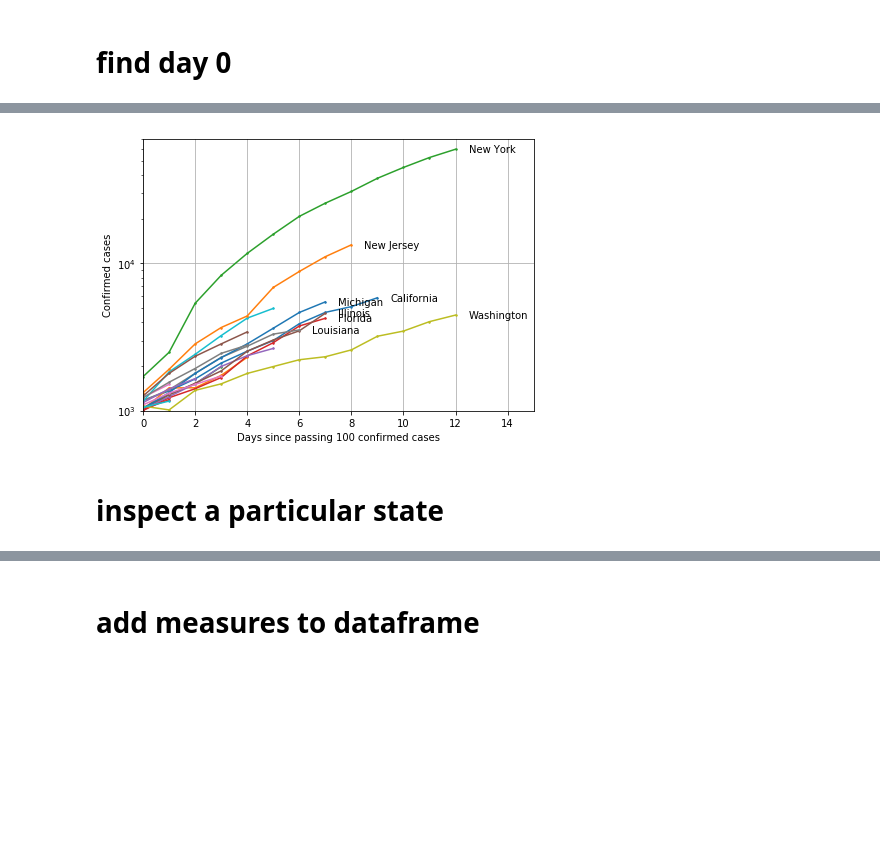
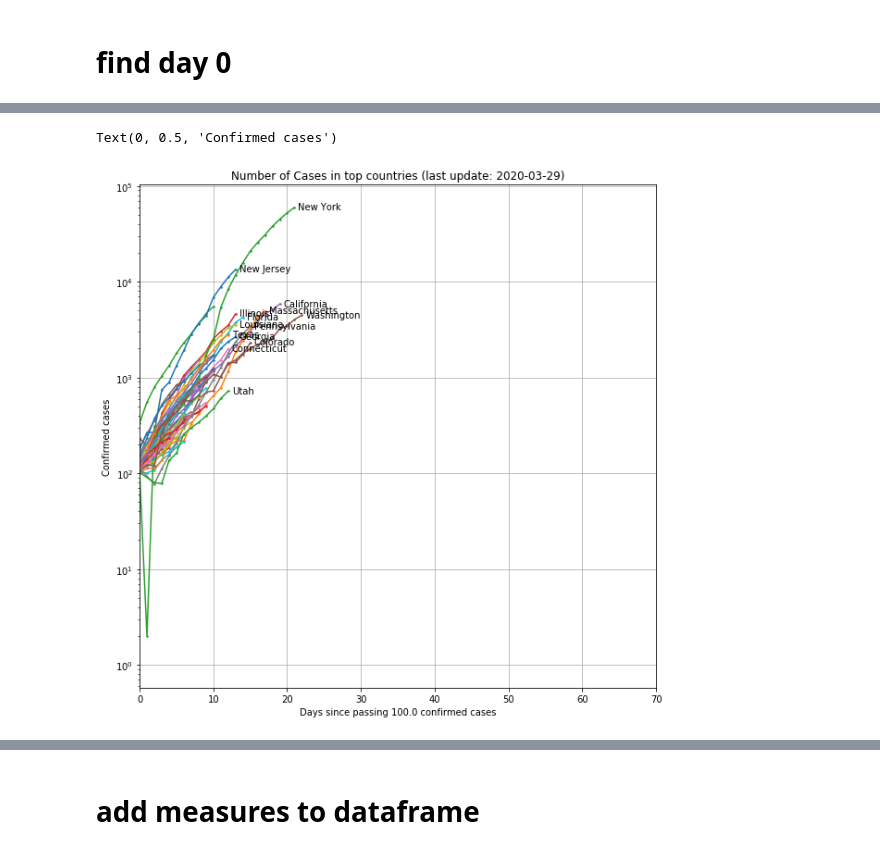
Before and after one commit to tlmohren/Covid19_analysis, a Jupyter notebook: JHUdata_states_daily_inprogress.ipynb, the cells around one changed output, grey strips where cells are left out. Saved outputs shown, nothing was run; the diff lists cells and outputs as text; code cells hidden in the pictures; blank space fills up the shorter version.

Commit message:
fixed states data, added state map

```diff
--- a/JHUdata_states_daily_inprogress.ipynb
+++ b/JHUdata_states_daily_inprogress.ipynb
@@ -233,4 +140,0 @@ array(['Washington', 'Illinois', 'California', 'Arizona', 'Massachusetts',
-# %%
-df_US.loc[:,'Date'] = (df_US['Datetime']- timedelta(hours = 7)  ).dt.date
-df_US.loc[:,'Date'] = df_US['Datetime'].dt.date
-df_US.head()
@@ -243,0 +141,5 @@ df_US.head()
+# %%
+df_state =  df_US.groupby(['State','Date']).sum().reset_index()
+
+df_state = df_state.sort_values(by=['State','Date'], ascending=True )
+df_state.head()
@@ -244,3 +177,9 @@ df_US.head()
+# %%
+bool_cal = df_state['State'] == 'California'
+bool_prior = df_state['Date'] < datetime.datetime(2020,2,10).date()
+
+
+df_state.loc[bool_cal & bool_prior,'Confirmed'] = 0
 # %% [markdown]
 # find day 0
 # %%
@@ -296,38 +231,27 @@ df_day0.head(5)
 # %%
-fig, ax = plt.subplots(1,1 ,figsize=(7,5))
+fig, ax = plt.subplots(1,1 ,figsize=(10,10))
 
 # states = df_state['State'].unique()
 for state in threshold_states:
-    bool_state = df_day0['State'] == state
-    df_pl = df_day0[bool_state]
+    bool_state = df_state['State'] == state
+    df_pl = df_state[bool_state]
     ax.plot( df_pl['Delta C' ],  df_pl['Confirmed'],'.-' ,ms=3,lw=1.5, label=state )
 
     y = df_pl['Confirmed'].iloc[-1]*0.95
     x = df_pl['Delta C'].iloc[-1] + 0.5
-    if x > 6:
+    if x > 12:
         ax.annotate( state ,[x,y])
 
 ax.set_yscale('log')
 ax.grid(True,which="major", linestyle='-')
-# ax.set_title('Number of Cases in top countries (last update: ' + str( df_pl['Date'].iloc[-1]) + ')' )
-# ax.set_xlim([0,70])
+ax.set_title('Number of Cases in top countries (last update: ' + str( df_pl['Date'].iloc[-1]) + ')' )
+ax.set_xlim([0,70])
 
-ax.set_xlim([0,15])
-ax.set_ylim([1000,.7e5])
+# ax.set_xlim([0,30])
+# ax.set_ylim([100,1e5])
 
-ax.set_xlabel("Days since passing 100 confirmed cases")
+ax.set_xlabel("Days since passing " + str(threshold_cases) + " confirmed cases")
 ax.set_ylabel("Confirmed cases")
-
-# # # # # save fig  -----------------------------------------------------------------------
-fig_name= 'covid_states_caseslog'
-save_fig = True
-if save_fig:
-    plt.savefig('./figs/' + fig_name + '.png',
-            format='png', dpi=300,
-            transparent=  True,
-            bbox_inches = 'tight', pad_inches = 0,
-            )
 # %% [output]
+Text(0, 0.5, 'Confirmed cases')
-[figure, old version]
+[figure, new version]
-# %% [markdown]
-# inspect a particular state
```
Also changed, not shown: parts of 27 cells of this notebook, 22 other files.
